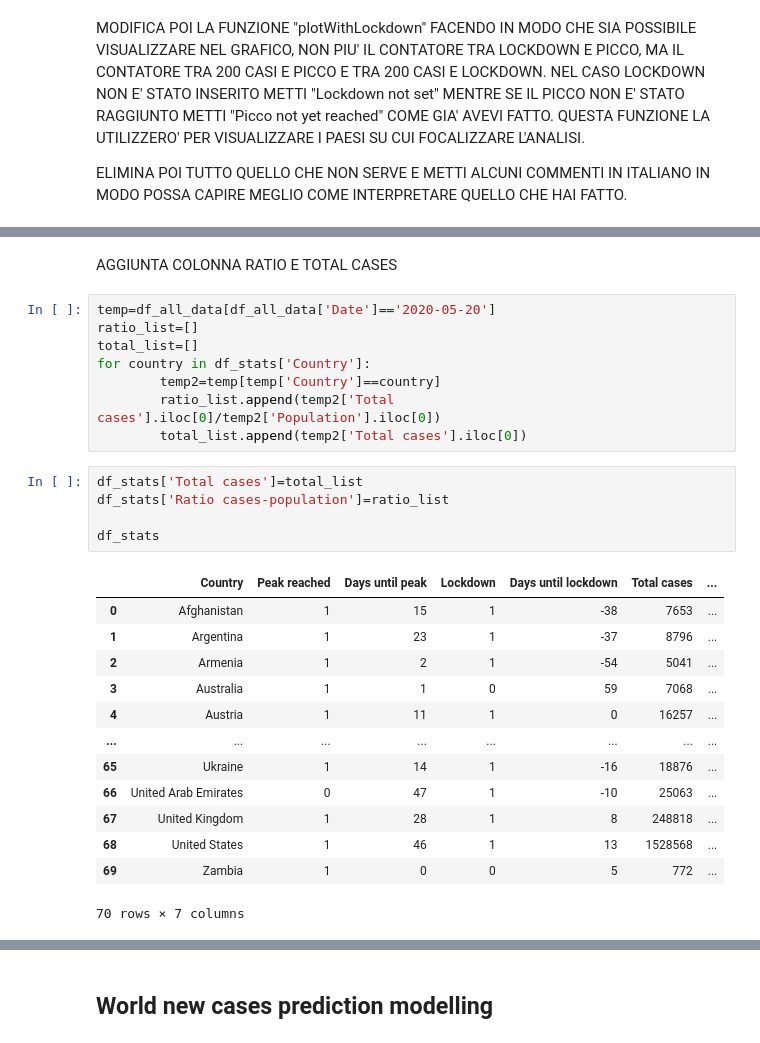
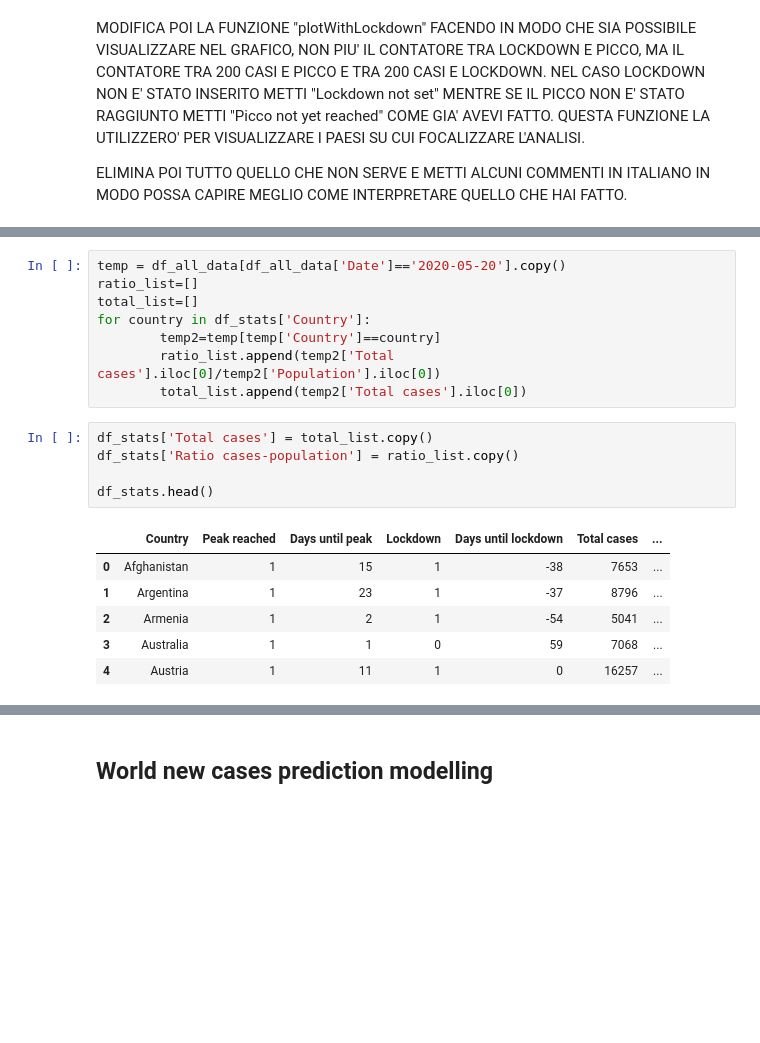
Before and after one commit to Mattia81/DataScienceForBusiness, a Jupyter notebook: COVID19_analysis/COVID19_analysis.ipynb, the cells around one changed output, grey strips where cells are left out. Saved outputs shown, nothing was run; the diff lists cells and outputs as text; blank space fills up the shorter version.

```diff
--- a/COVID19_analysis/COVID19_analysis.ipynb
+++ b/COVID19_analysis/COVID19_analysis.ipynb
@@ -1080,7 +1084,5 @@ df_stats
-# %% [markdown]
-AGGIUNTA COLONNA RATIO E TOTAL CASES
 # %%
-temp=df_all_data[df_all_data['Date']=='2020-05-20']
+temp = df_all_data[df_all_data['Date']=='2020-05-20'].copy()
 ratio_list=[]
 total_list=[]
 for country in df_stats['Country']:
@@ -1088,21 +1090,14 @@ for country in df_stats['Country']:
         ratio_list.append(temp2['Total cases'].iloc[0]/temp2['Population'].iloc[0])
         total_list.append(temp2['Total cases'].iloc[0])
 # %%
-df_stats['Total cases']=total_list
-df_stats['Ratio cases-population']=ratio_list
+df_stats['Total cases'] = total_list.copy()
+df_stats['Ratio cases-population'] = ratio_list.copy()
 
-df_stats
+df_stats.head()
 # %% [output]
 |  | Country | Peak reached | Days until peak | Lockdown | Days until lockdown | Total cases | ... |
 | 0 | Afghanistan | 1 | 15 | 1 | -38 | 7653 | ... |
 | 1 | Argentina | 1 | 23 | 1 | -37 | 8796 | ... |
 | 2 | Armenia | 1 | 2 | 1 | -54 | 5041 | ... |
 | 3 | Australia | 1 | 1 | 0 | 59 | 7068 | ... |
 | 4 | Austria | 1 | 11 | 1 | 0 | 16257 | ... |
-| ... | ... | ... | ... | ... | ... | ... | ... |
-| 65 | Ukraine | 1 | 14 | 1 | -16 | 18876 | ... |
-| 66 | United Arab Emirates | 0 | 47 | 1 | -10 | 25063 | ... |
-| 67 | United Kingdom | 1 | 28 | 1 | 8 | 248818 | ... |
-| 68 | United States | 1 | 46 | 1 | 13 | 1528568 | ... |
-| 69 | Zambia | 1 | 0 | 0 | 5 | 772 | ... |
-70 rows × 7 columns
```
Also changed, not shown: parts of 77 cells of this notebook.
